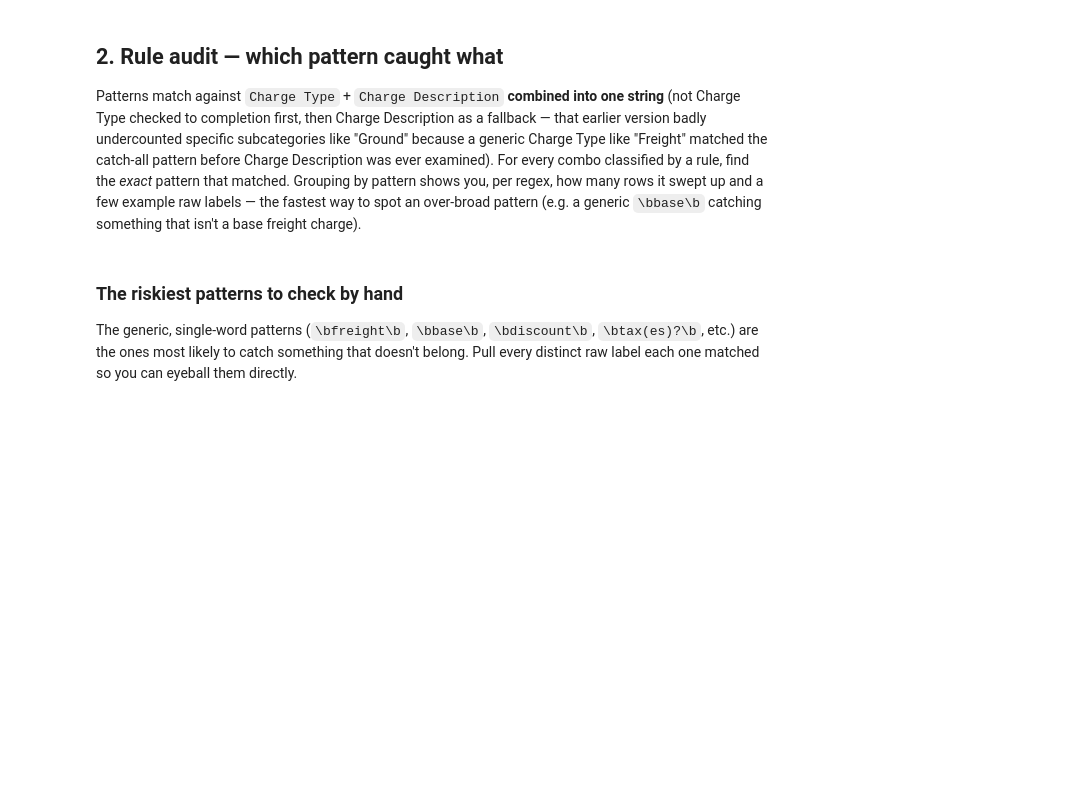
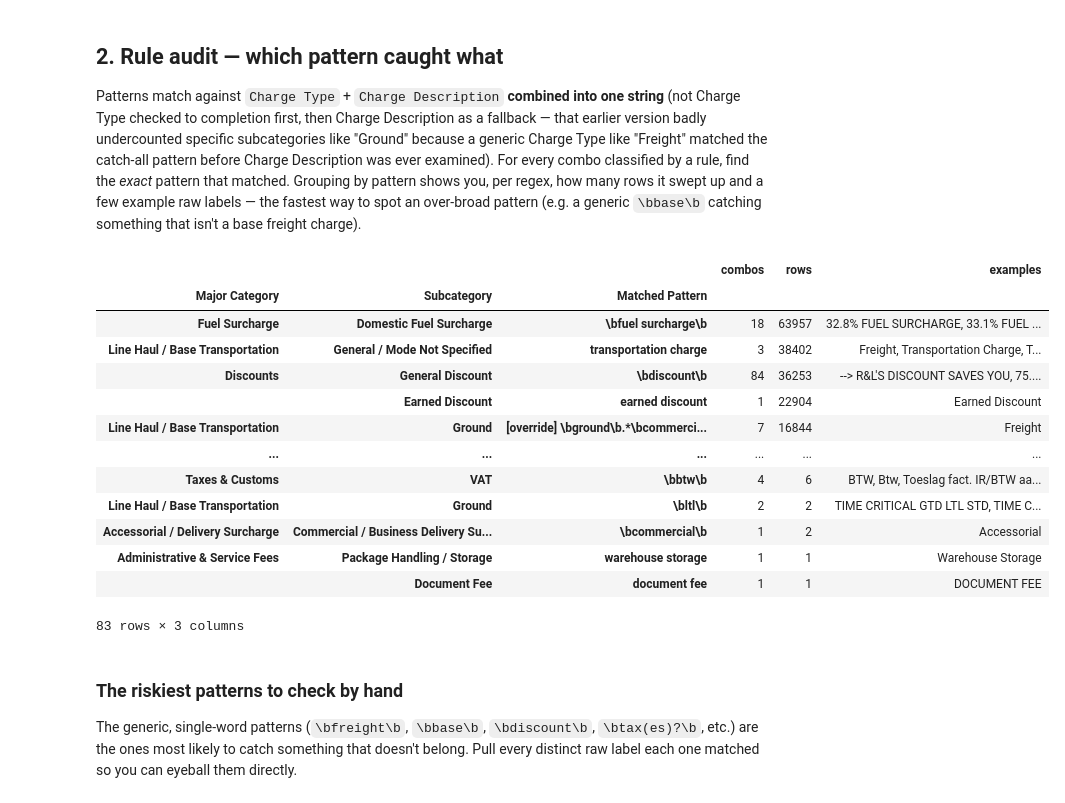
Before and after one commit to lingyuehao/TDE_Capstone, a Jupyter notebook: charge_categorization_check.ipynb, the cells around one changed output. Drawn from its saved outputs; the diff is of its cells as text; code cells hidden in the pictures; blank space fills up the shorter version.

```diff
--- a/charge_categorization_check.ipynb
+++ b/charge_categorization_check.ipynb
@@ -99,33 +55,48 @@ Patterns match against `Charge Type` + `Charge Description` **combined into one
 # %%
 def rule_match_row(charge_type, charge_desc):
     t = (normalize(charge_type) + " " + normalize(charge_desc)).strip()
     if not t:
         return None
-    for pat, result in SERVICE_TIER_OVERRIDES:
+    for pat, result in PRIORITY_OVERRIDES:
         if re.search(pat, t):
             return result + ("[override] " + pat,)
     for major, subcats in TAXONOMY.items():
         for sub, patterns in subcats.items():
             for pat in patterns:
                 if re.search(pat, t):
                     return (major, sub, pat)
     return None
 
 
 rule_rows = mapping[mapping["Method"] == "rule"].copy()
 detail = rule_rows.apply(lambda r: rule_match_row(r["Charge Type"], r["Charge Description"]), axis=1)
 rule_rows["Matched Pattern"] = [d[2] if d else None for d in detail]
 
 pattern_summary = (
     rule_rows.groupby(["Major Category", "Subcategory", "Matched Pattern"])
     .agg(
         combos=("Matched Pattern", "size"),
         rows=("row_count", "sum"),
         examples=("Charge Type", lambda s: ", ".join(sorted(set(s.dropna().astype(str)))[:4])),
     )
     .sort_values("rows", ascending=False)
 )
 pattern_summary
+# %% [output]
+|  |  |  | combos | rows | examples |
+| Major Category | Subcategory | Matched Pattern |  |  |  |
+| Fuel Surcharge | Domestic Fuel Surcharge | \bfuel surcharge\b | 18 | 63957 | 32.8% FUEL SURCHARGE, 33.1% FUEL ... |
+| Line Haul / Base Transportation | General / Mode Not Specified | transportation charge | 3 | 38402 | Freight, Transportation Charge, T... |
+| Discounts | General Discount | \bdiscount\b | 84 | 36253 | --> R&L'S DISCOUNT SAVES YOU, 75.... |
+|  | Earned Discount | earned discount | 1 | 22904 | Earned Discount |
+| Line Haul / Base Transportation | Ground | [override] \bground\b.*\bcommerci... | 7 | 16844 | Freight |
+| ... | ... | ... | ... | ... | ... |
+| Taxes & Customs | VAT | \bbtw\b | 4 | 6 | BTW, Btw, Toeslag fact. IR/BTW aa... |
+| Line Haul / Base Transportation | Ground | \bltl\b | 2 | 2 | TIME CRITICAL GTD LTL STD, TIME C... |
+| Accessorial / Delivery Surcharge | Commercial / Business Delivery Su... | \bcommercial\b | 1 | 2 | Accessorial |
+| Administrative & Service Fees | Package Handling / Storage | warehouse storage | 1 | 1 | Warehouse Storage |
+|  | Document Fee | document fee | 1 | 1 | DOCUMENT FEE |
+83 rows × 3 columns
 # %% [markdown]
 ### The riskiest patterns to check by hand
 
```
Also changed, not shown: parts of 22 cells of this notebook, 5 other files.
